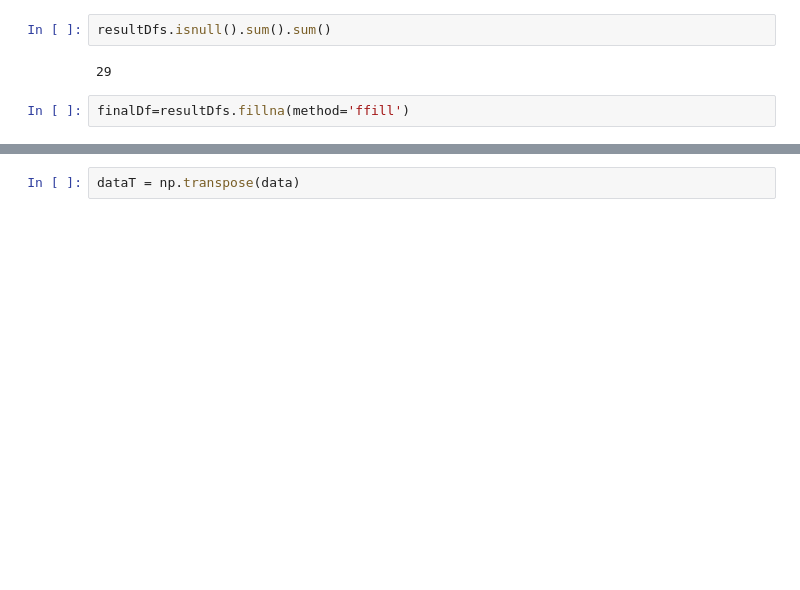
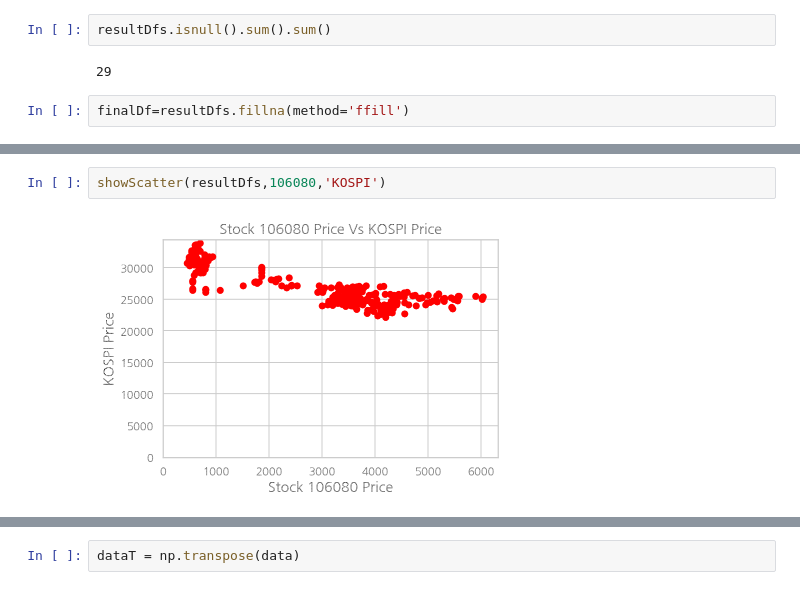
Before and after one commit to glee1228/DSC2019, a Jupyter notebook: dsc2019.ipynb, the cells around one changed output, grey strips where cells are left out. Cells and saved outputs as stored; diff of their text form; blank space fills up the shorter version.

```diff
--- a/dsc2019.ipynb
+++ b/dsc2019.ipynb
@@ -608,3 +738,7 @@ finalDf.shape
+# %%
+showScatter(resultDfs,106080,'KOSPI')
+# %% [output]
+[figure, added]
 # %%
 from sklearn.preprocessing import MinMaxScaler
 
```
Also changed, not shown: parts of 29 cells of this notebook.
